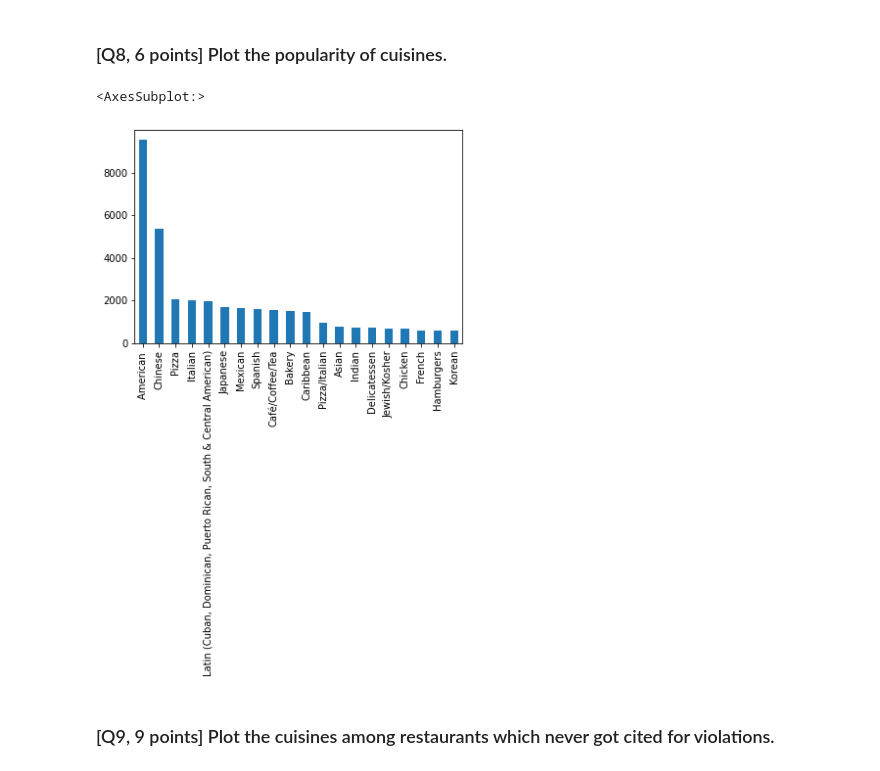
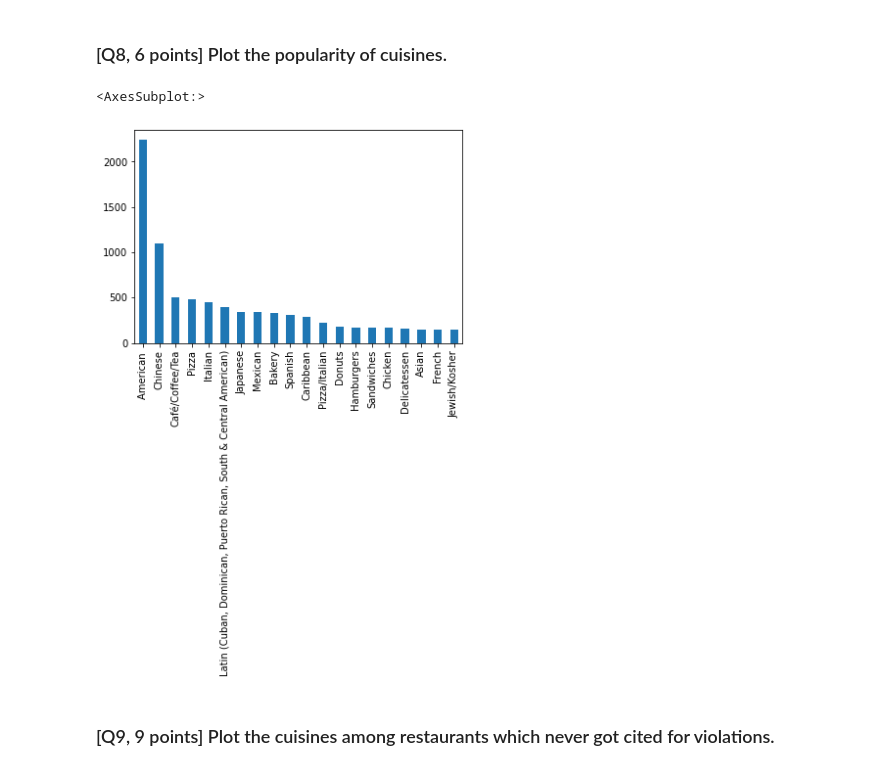
Before and after one commit to averyshepherd/MISs381N-hw2, a Jupyter notebook: HW2.ipynb, the cells around one changed output. Saved outputs shown, nothing was run; the diff lists cells and outputs as text; code cells hidden in the pictures.

```diff
--- a/HW2.ipynb
+++ b/HW2.ipynb
@@ -106,10 +106,10 @@ non_duplicates[non_duplicates['DBA'].isin(non_chains.keys())]['BORO'].value_coun
 # %% [markdown]
 ### [Q8, 6 points] Plot the popularity of cuisines.
 # %%
-df['CUISINE DESCRIPTION'].value_counts()[:20].plot(kind = 'bar')
+df[['CUISINE DESCRIPTION','RESTAURANT']].drop_duplicates()['CUISINE DESCRIPTION'].value_counts()[:20].plot(kind = 'bar')
 # %% [output]
 <AxesSubplot:>
-[figure, old version]
+[figure, new version]
 # %% [markdown]
 ### [Q9, 9 points] Plot the cuisines among restaurants which never got cited for violations.
 # %%
```
Also changed, not shown: parts of 6 cells of this notebook.
